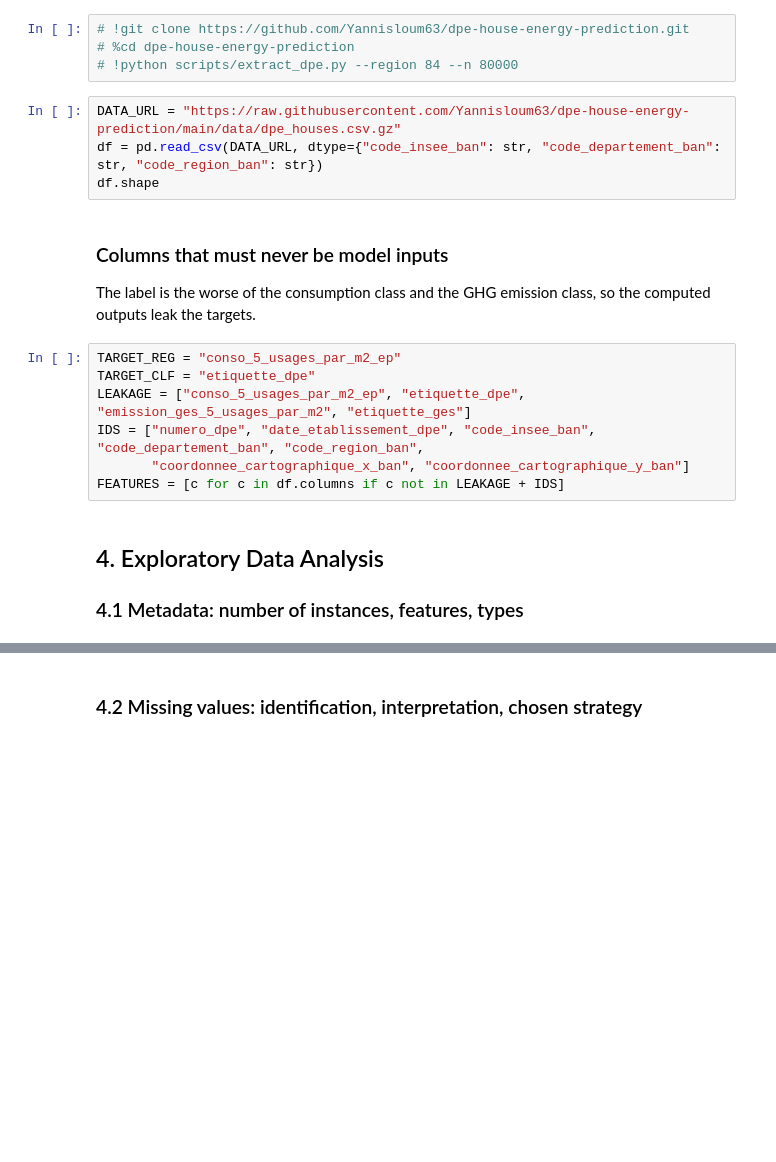
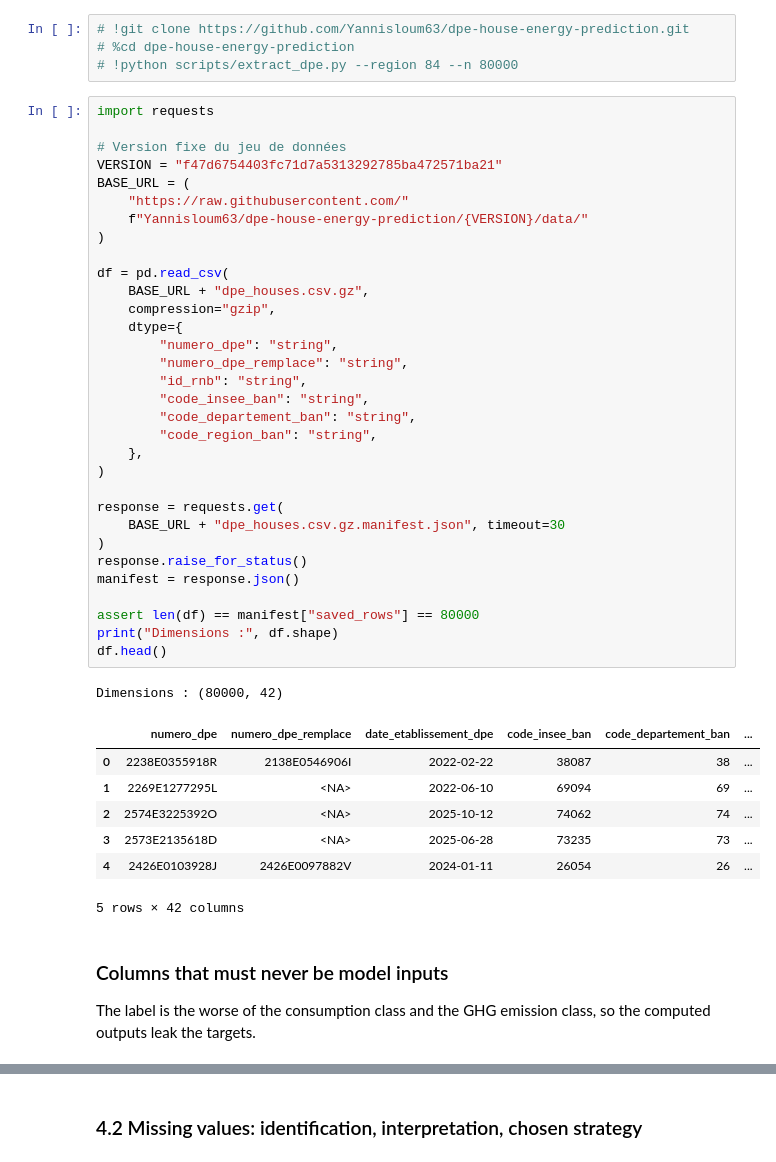
Before and after one commit to Yannisloum63/dpe-house-energy-prediction, a Jupyter notebook: notebook.ipynb, the cells around one changed output, grey strips where cells are left out. Cells and saved outputs as stored; diff of their text form; blank space fills up the shorter version.

```diff
--- a/notebook.ipynb
+++ b/notebook.ipynb
@@ -41,22 +44,48 @@ then commit `data/dpe_houses.csv.gz` to the repository.
 # !git clone https://github.com/Yannisloum63/dpe-house-energy-prediction.git
 # %cd dpe-house-energy-prediction
 # !python scripts/extract_dpe.py --region 84 --n 80000
-# %%
-DATA_URL = "https://raw.githubusercontent.com/Yannisloum63/dpe-house-energy-prediction/main/data/dpe_houses.csv.gz"
-df = pd.read_csv(DATA_URL, dtype={"code_insee_ban": str, "code_departement_ban": str, "code_region_ban": str})
-df.shape
+# %%
+import requests
+
+# Version fixe du jeu de données
+VERSION = "f47d6754403fc71d7a5313292785ba472571ba21"
+BASE_URL = (
+    "https://raw.githubusercontent.com/"
+    f"Yannisloum63/dpe-house-energy-prediction/{VERSION}/data/"
+)
+
+df = pd.read_csv(
+    BASE_URL + "dpe_houses.csv.gz",
+    compression="gzip",
+    dtype={
+        "numero_dpe": "string",
+        "numero_dpe_remplace": "string",
+        "id_rnb": "string",
+        "code_insee_ban": "string",
+        "code_departement_ban": "string",
+        "code_region_ban": "string",
+    },
+)
+
+response = requests.get(
+    BASE_URL + "dpe_houses.csv.gz.manifest.json", timeout=30
+)
+response.raise_for_status()
+manifest = response.json()
+
+assert len(df) == manifest["saved_rows"] == 80000
+print("Dimensions :", df.shape)
+df.head()
+# %% [output]
+Dimensions : (80000, 42)
+|  | numero_dpe | numero_dpe_remplace | date_etablissement_dpe | code_insee_ban | code_departement_ban | ... |
+| 0 | 2238E0355918R | 2138E0546906I | 2022-02-22 | 38087 | 38 | ... |
+| 1 | 2269E1277295L | <NA> | 2022-06-10 | 69094 | 69 | ... |
+| 2 | 2574E3225392O | <NA> | 2025-10-12 | 74062 | 74 | ... |
+| 3 | 2573E2135618D | <NA> | 2025-06-28 | 73235 | 73 | ... |
+| 4 | 2426E0103928J | 2426E0097882V | 2024-01-11 | 26054 | 26 | ... |
+5 rows × 42 columns
 # %% [markdown]
 ### Columns that must never be model inputs
 
 The label is the worse of the consumption class and the GHG emission class, so the computed outputs leak the targets.
-# %%
-TARGET_REG = "conso_5_usages_par_m2_ep"
-TARGET_CLF = "etiquette_dpe"
-LEAKAGE = ["conso_5_usages_par_m2_ep", "etiquette_dpe", "emission_ges_5_usages_par_m2", "etiquette_ges"]
-IDS = ["numero_dpe", "date_etablissement_dpe", "code_insee_ban", "code_departement_ban", "code_region_ban",
-       "coordonnee_cartographique_x_ban", "coordonnee_cartographique_y_ban"]
-FEATURES = [c for c in df.columns if c not in LEAKAGE + IDS]
-# %% [markdown]
-## 4. Exploratory Data Analysis
-
-### 4.1 Metadata: number of instances, features, types
```
Also changed, not shown: parts of 17 cells of this notebook.
